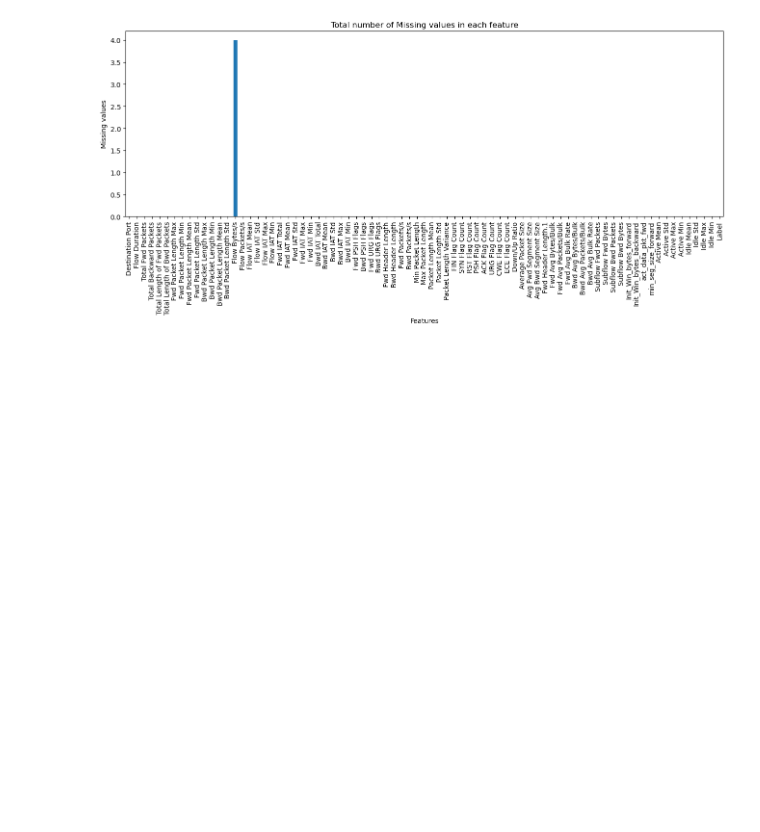
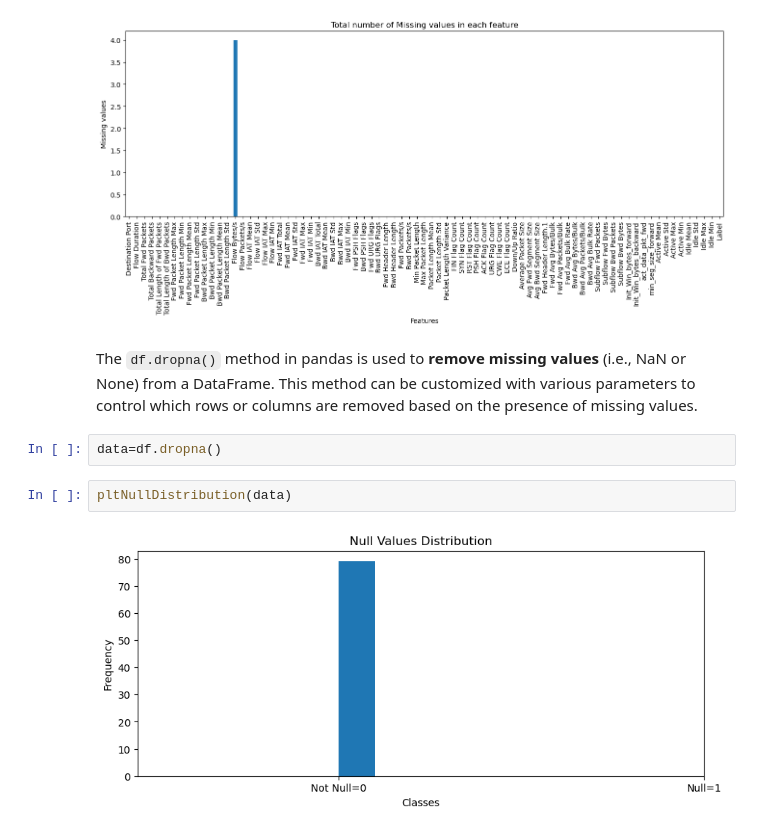
Before and after one commit to ahmed-arifgala/DDoS_Mitigation, a Jupyter notebook: DDoS_Mitigation.ipynb, the cells around one changed output. Drawn from its saved outputs; the diff is of its cells as text; blank space fills up the shorter version.

Commit message:
Handled Null values

```diff
--- a/DDoS_Mitigation.ipynb
+++ b/DDoS_Mitigation.ipynb
@@ -101,3 +101,11 @@ def plotMissingValues(df):
 plotMissingValues(df)
 # %% [output]
 [figure]
+# %% [markdown]
+The `df.dropna()` method in pandas is used to **remove missing values** (i.e., NaN or None) from a DataFrame. This method can be customized with various parameters to control which rows or columns are removed based on the presence of missing values.
+# %%
+data=df.dropna()
+# %%
+pltNullDistribution(data)
+# %% [output]
+[figure, added]
```
Also changed, not shown: parts of 8 cells of this notebook.
